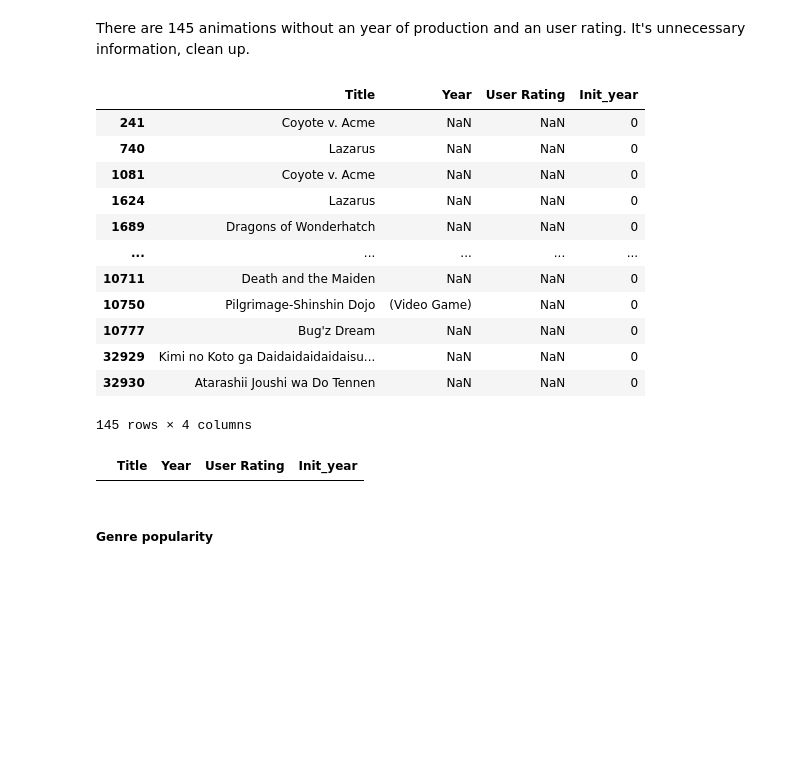
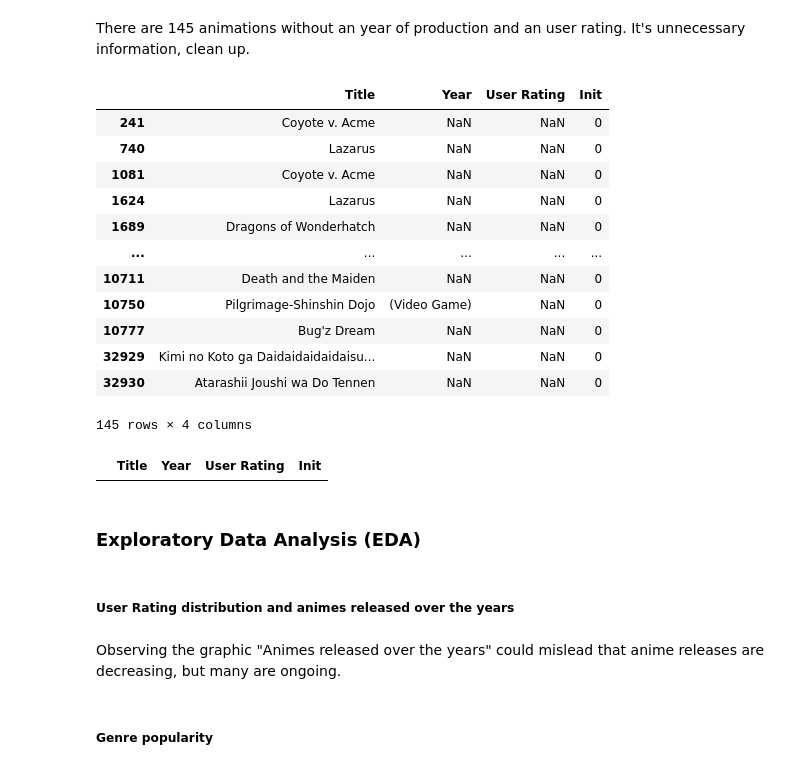
Before and after one commit to GustavoKuroda/anime_analysis, a Jupyter notebook: src/analysis.ipynb, the cells around one changed output. Cells and saved outputs as stored; diff of their text form; code cells hidden in the pictures; blank space fills up the shorter version.

```diff
--- a/src/analysis.ipynb
+++ b/src/analysis.ipynb
@@ -47,14 +48,14 @@ data.head()
 ##### Year of production
 # %%
 # Take the initial production year by removing brackets and non-numeric characters
-data['Init_year'] = data['Year'].str.replace('[^0-9]', '', regex=True)
+data['Init'] = data['Year'].str.replace('[^0-9]', '', regex=True)
 
 # Take only the first 4 digits
-data['Init_year'] = data['Init_year'].str[:4]
+data['Init'] = data['Init'].str[:4]
 
 # Convert to numeric (int) and fill NaN with '0'
-data['Init_year'] = pd.to_numeric(data['Init_year'], errors='coerce') # parameter erros='coerce': convert erros to NaN values
-data['Init_year'] = data['Init_year'].fillna(0).astype(int)
+data['Init'] = pd.to_numeric(data['Init'], errors='coerce') # parameter erros='coerce': convert erros to NaN values
+data['Init'] = data['Init'].fillna(0).astype(int)
 # %%
 data.head()
 # %% [output]
@@ -85,15 +86,2 @@ Data columns (total 14 columns):
 dtypes: int32(1), object(13)
 memory usage: 4.7+ MB
-# %%
-# Convert to numeric and convert errors to NaN
-data['User Rating'] = pd.to_numeric(data['User Rating'], errors='coerce')
-
-# Plot
-fig, (ax1, ax2) = plt.subplots(figsize=(13, 13), nrows=2)
-ax1.set_title('Distribution of User Rating.')
-ax2.set_title('Animes released over the years.')
-sns.histplot(ax=ax1, data=data, x='User Rating', bins=int(1 + 10 * (data['User Rating'].max() - data['User Rating'].min())), hue='Init_year', legend=False, palette='Reds', element='step')
-sns.histplot(ax=ax2, data=data, hue='User Rating', bins=70, x='Init_year', legend=False, palette='Reds', element='step')
-
-# Save figure
-#plt.savefig(f"graphs/Img1.png")
@@ -160,9 +143,9 @@ Name: count, dtype: int64
 # %% [markdown]
 There are 145 animations without an year of production and an user rating. It's unnecessary information, clean up.
 # %%
-filtered[filtered['Init_year'] == 0][["Title", "Year", "User Rating", "Init_year"]]
+filtered[filtered['Init'] == 0][["Title", "Year", "User Rating", "Init"]]
 # %% [output]
-|  | Title | Year | User Rating | Init_year |
+|  | Title | Year | User Rating | Init |
 | 241 | Coyote v. Acme | NaN | NaN | 0 |
 | 740 | Lazarus | NaN | NaN | 0 |
 | 1081 | Coyote v. Acme | NaN | NaN | 0 |
@@ -176,13 +159,17 @@ filtered[filtered['Init_year'] == 0][["Title", "Year", "User Rating", "Init_year
 | 32930 | Atarashii Joushi wa Do Tennen | NaN | NaN | 0 |
 145 rows × 4 columns
 # %%
-# Filter rows with 'Init_year' different to 0
-filtered = filtered.query('Init_year != 0')
+# Filter rows with 'Init Year' different to 0
+filtered = filtered.query('Init != 0')
 
-# Show that there are no rows with 'Init_year' equals to 0
-filtered[filtered['Init_year'] == 0][["Title", "Year", "User Rating", "Init_year"]]
+# Show that there are no rows with 'Init Year' equals to 0
+filtered[filtered['Init'] == 0][["Title", "Year", "User Rating", "Init"]]
 # %% [output]
-|  | Title | Year | User Rating | Init_year |
+|  | Title | Year | User Rating | Init |
 # %%
 # Save new dataframe
 filtered.to_csv(f'data/imdb_anime_enhanced.csv', index=False)
+# %% [markdown]
+### Exploratory Data Analysis (EDA)
+# %% [markdown]
+##### User Rating distribution and animes released over the years
@@ -188,0 +196,2 @@ filtered.to_csv(f'data/imdb_anime_enhanced.csv', index=False)
+# %% [markdown]
+Observing the graphic "Animes released over the years" could mislead that anime releases are decreasing, but many are ongoing.
```
Also changed, not shown: parts of 13 cells of this notebook, 8 other files.
